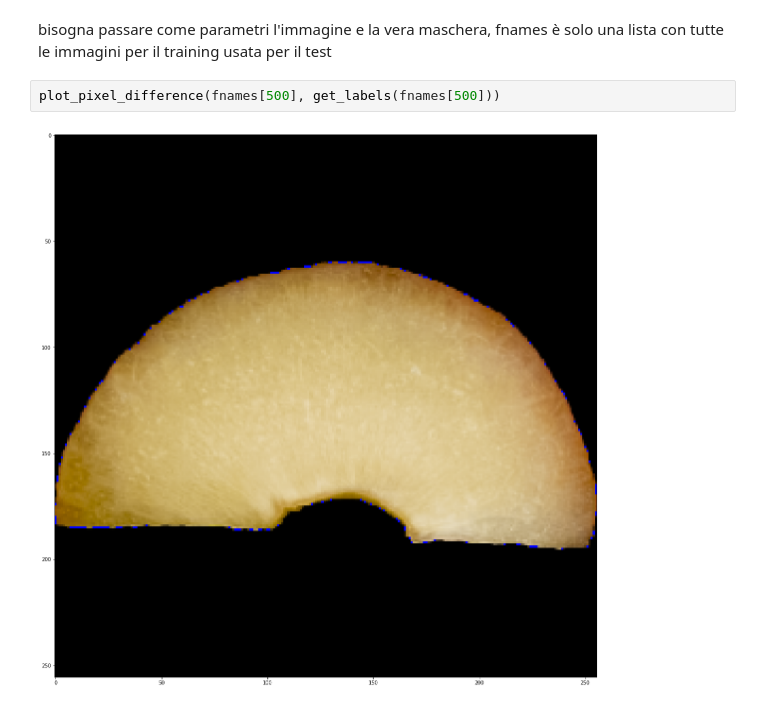
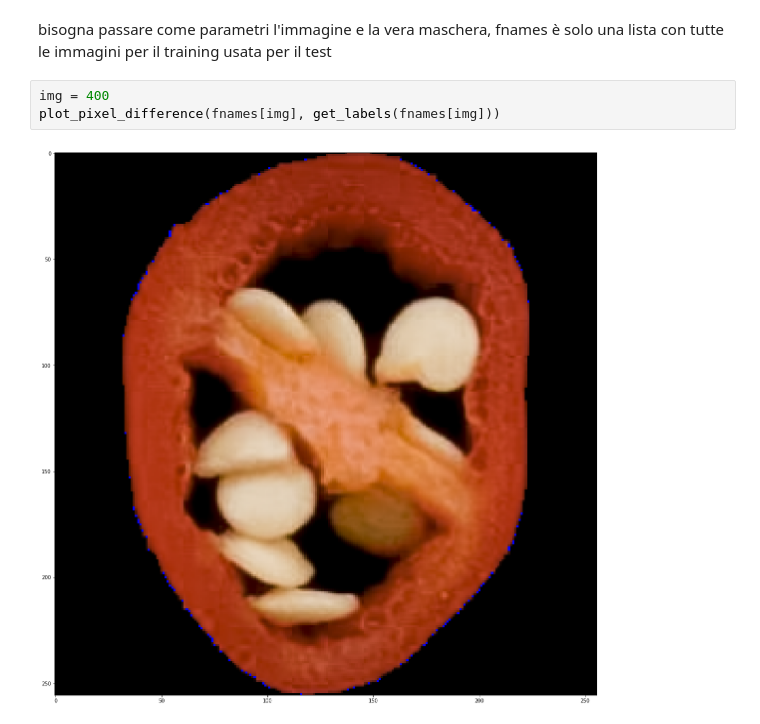
Before and after one commit to mone27/fruit-detection, a Jupyter notebook: Segmentation.ipynb, the cells around one changed output. Cells and saved outputs as stored; diff of their text form.

```diff
--- a/Segmentation.ipynb
+++ b/Segmentation.ipynb
@@ -143,7 +155,8 @@ def plot_pixel_difference(img_path, real_mask_path, figsize=(20,20)):
     ax.imshow(img)
 # %% [markdown]
 bisogna passare come parametri l'immagine e la vera maschera, fnames è solo una lista con tutte le immagini per il training usata per il test
-# %%
-plot_pixel_difference(fnames[500], get_labels(fnames[500]))
-# %% [output]
-[figure, removed]
+# %%
+img = 400
+plot_pixel_difference(fnames[img], get_labels(fnames[img]))
+# %% [output]
+[figure, added]
```
Also changed, not shown: parts of 2 cells of this notebook, 5 other files.
